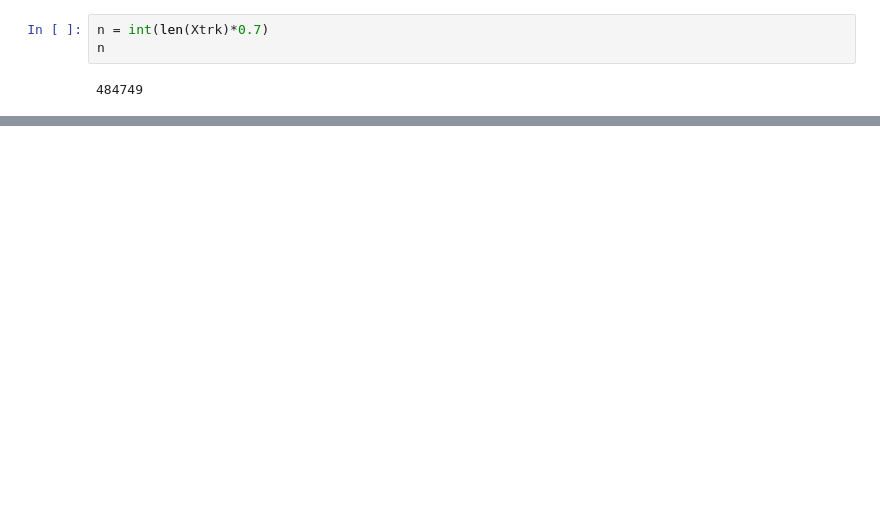
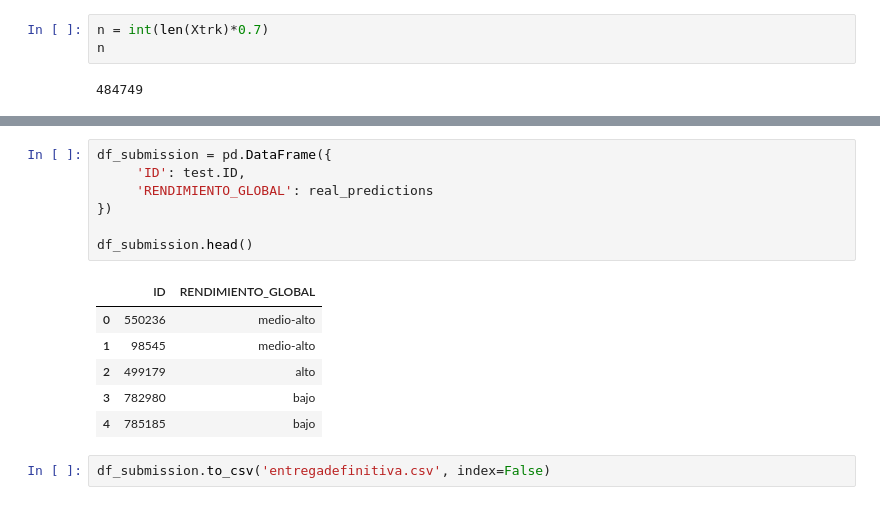
Before and after one commit to Yannethtj/PruebasSaberProInteligenciaArtificial, a Jupyter notebook: 99_modelo_solucion.ipynb, the cells around one changed output, grey strips where cells are left out. Saved outputs shown, nothing was run; the diff lists cells and outputs as text; blank space fills up the shorter version.

```diff
--- a/99_modelo_solucion.ipynb
+++ b/99_modelo_solucion.ipynb
@@ -248,0 +245,16 @@ weighted avg       0.39      0.40      0.39    207751
+# %%
+df_submission = pd.DataFrame({
+     'ID': test.ID,
+     'RENDIMIENTO_GLOBAL': real_predictions
+})
+
+df_submission.head()
+# %% [output]
+|  | ID | RENDIMIENTO_GLOBAL |
+| 0 | 550236 | medio-alto |
+| 1 | 98545 | medio-alto |
+| 2 | 499179 | alto |
+| 3 | 782980 | bajo |
+| 4 | 785185 | bajo |
+# %%
+df_submission.to_csv('entregadefinitiva.csv', index=False)
```
Also changed, not shown: parts of 11 cells of this notebook.
